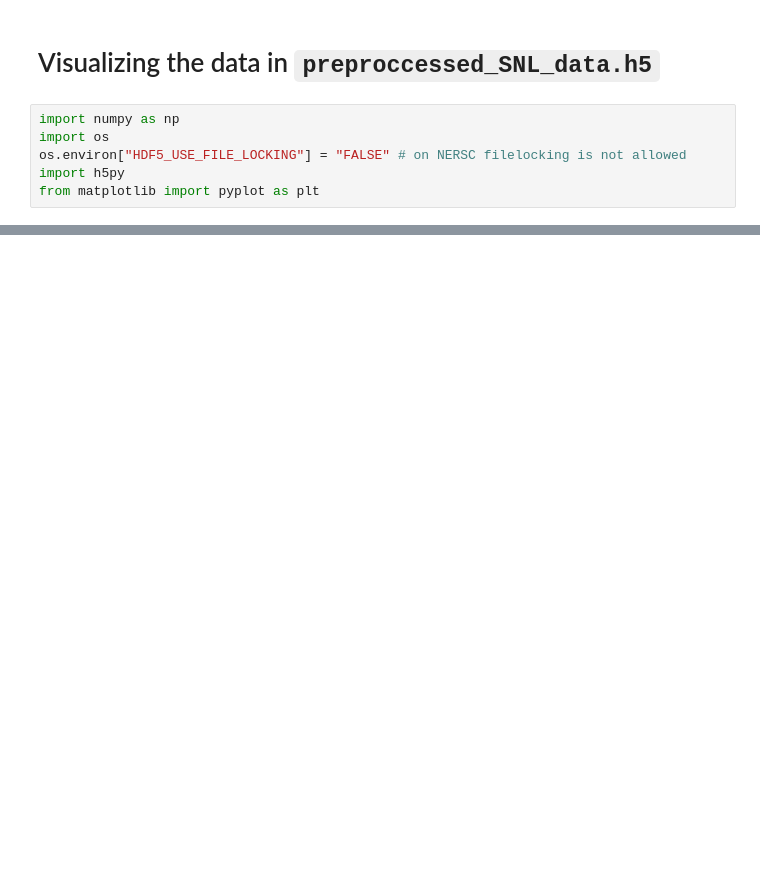
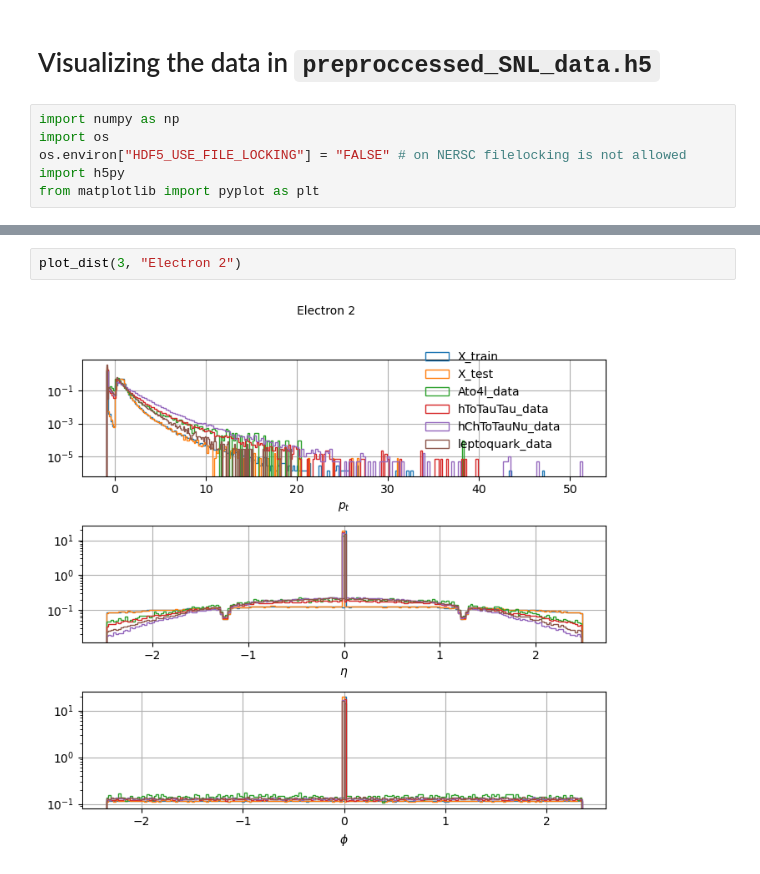
Before and after one commit to jnamador/vae_fs, a Jupyter notebook: visual_sandbox/visual_sandbox.ipynb, the cells around one changed output, grey strips where cells are left out. Drawn from its saved outputs; the diff is of its cells as text; blank space fills up the shorter version.

```diff
--- a/visual_sandbox/visual_sandbox.ipynb
+++ b/visual_sandbox/visual_sandbox.ipynb
@@ -76,0 +76,4 @@ plt.legend()
+# %%
+plot_dist(3, "Electron 2")
+# %% [output]
+[figure, added]
```
Also changed, not shown: parts of 10 cells of this notebook.
